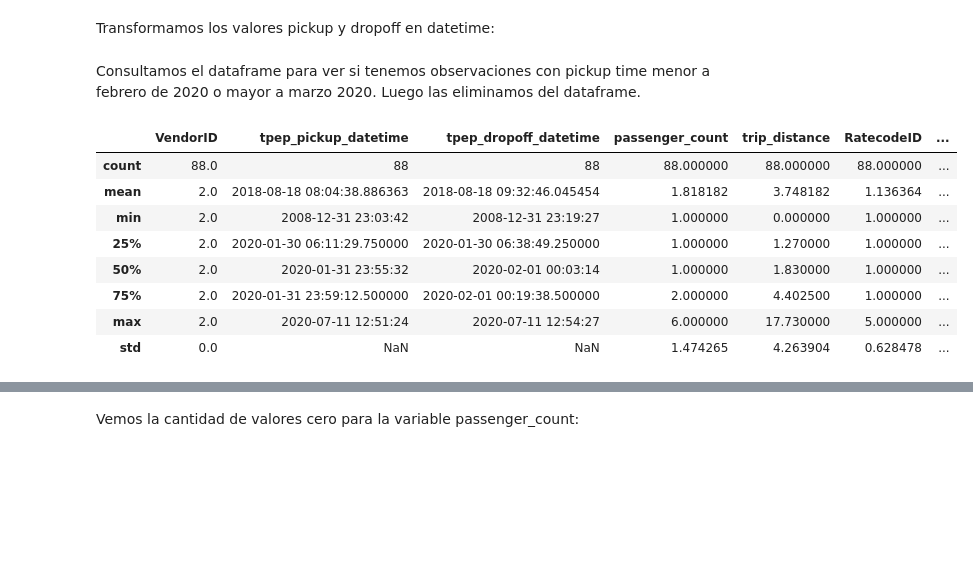
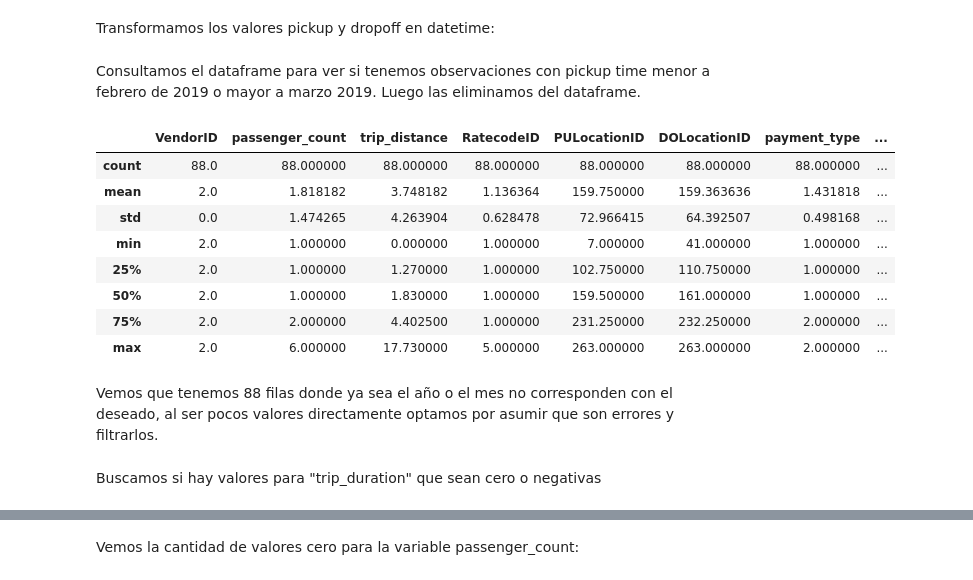
Before and after one commit to IA-UBA/analisis-de-datos, a Jupyter notebook: notebooks/MissingValuesAnalysis.ipynb, the cells around one changed output, grey strips where cells are left out. Saved outputs shown, nothing was run; the diff lists cells and outputs as text; code cells hidden in the pictures; blank space fills up the shorter version.

```diff
--- a/notebooks/MissingValuesAnalysis.ipynb
+++ b/notebooks/MissingValuesAnalysis.ipynb
@@ -241,24 +244,29 @@ Transformamos los valores pickup y dropoff en datetime:
 # %%
 raw_df['tpep_pickup_datetime'] = pd.to_datetime(raw_df['tpep_pickup_datetime'])
 raw_df['tpep_dropoff_datetime'] = pd.to_datetime(raw_df['tpep_dropoff_datetime'])
+# %%
+#Agregamos un nuevo feature llamado "trip duration" en minutos
+raw_df['trip_duration'] = (raw_df['tpep_dropoff_datetime'] - raw_df['tpep_pickup_datetime']).dt.total_seconds() / 60
 # %% [markdown]
-Consultamos el dataframe para ver si tenemos observaciones con pickup time menor a febrero de 2020 o mayor a marzo 2020. Luego las eliminamos del dataframe.
+Consultamos el dataframe para ver si tenemos observaciones con pickup time menor a febrero de 2019 o mayor a marzo 2019. Luego las eliminamos del dataframe.
 # %%
-datetime_mask = ((raw_df['tpep_pickup_datetime'].dt.year < 2020)
-    | (raw_df['tpep_dropoff_datetime'].dt.year < 2020)
-    | (raw_df['tpep_pickup_datetime'].dt.month < 2)
-    | (raw_df['tpep_pickup_datetime'].dt.month > 3))
+datetime_mask = ((~raw_df['tpep_pickup_datetime'].dt.year.isin([2019, 2020]))
+    | (~raw_df['tpep_pickup_datetime'].dt.month.isin([2, 3])))
 
 raw_df[datetime_mask].describe()
 # %% [output]
-|  | VendorID | tpep_pickup_datetime | tpep_dropoff_datetime | passenger_count | trip_distance | RatecodeID | ... |
-| count | 88.0 | 88 | 88 | 88.000000 | 88.000000 | 88.000000 | ... |
-| mean | 2.0 | 2018-08-18 08:04:38.886363 | 2018-08-18 09:32:46.045454 | 1.818182 | 3.748182 | 1.136364 | ... |
-| min | 2.0 | 2008-12-31 23:03:42 | 2008-12-31 23:19:27 | 1.000000 | 0.000000 | 1.000000 | ... |
-| 25% | 2.0 | 2020-01-30 06:11:29.750000 | 2020-01-30 06:38:49.250000 | 1.000000 | 1.270000 | 1.000000 | ... |
-| 50% | 2.0 | 2020-01-31 23:55:32 | 2020-02-01 00:03:14 | 1.000000 | 1.830000 | 1.000000 | ... |
-| 75% | 2.0 | 2020-01-31 23:59:12.500000 | 2020-02-01 00:19:38.500000 | 2.000000 | 4.402500 | 1.000000 | ... |
-| max | 2.0 | 2020-07-11 12:51:24 | 2020-07-11 12:54:27 | 6.000000 | 17.730000 | 5.000000 | ... |
-| std | 0.0 | NaN | NaN | 1.474265 | 4.263904 | 0.628478 | ... |
+|  | VendorID | passenger_count | trip_distance | RatecodeID | PULocationID | DOLocationID | payment_type | ... |
+| count | 88.0 | 88.000000 | 88.000000 | 88.000000 | 88.000000 | 88.000000 | 88.000000 | ... |
+| mean | 2.0 | 1.818182 | 3.748182 | 1.136364 | 159.750000 | 159.363636 | 1.431818 | ... |
+| std | 0.0 | 1.474265 | 4.263904 | 0.628478 | 72.966415 | 64.392507 | 0.498168 | ... |
+| min | 2.0 | 1.000000 | 0.000000 | 1.000000 | 7.000000 | 41.000000 | 1.000000 | ... |
+| 25% | 2.0 | 1.000000 | 1.270000 | 1.000000 | 102.750000 | 110.750000 | 1.000000 | ... |
+| 50% | 2.0 | 1.000000 | 1.830000 | 1.000000 | 159.500000 | 161.000000 | 1.000000 | ... |
+| 75% | 2.0 | 2.000000 | 4.402500 | 1.000000 | 231.250000 | 232.250000 | 2.000000 | ... |
+| max | 2.0 | 6.000000 | 17.730000 | 5.000000 | 263.000000 | 263.000000 | 2.000000 | ... |
+# %% [markdown]
+Vemos que tenemos 88 filas donde ya sea el año o el mes no corresponden con el deseado, al ser pocos valores directamente optamos por asumir que son errores y filtrarlos.
 # %%
 raw_df = raw_df[~datetime_mask]
+# %% [markdown]
+Buscamos si hay valores para "trip_duration" que sean cero o negativas
```
Also changed, not shown: parts of 31 cells of this notebook.
